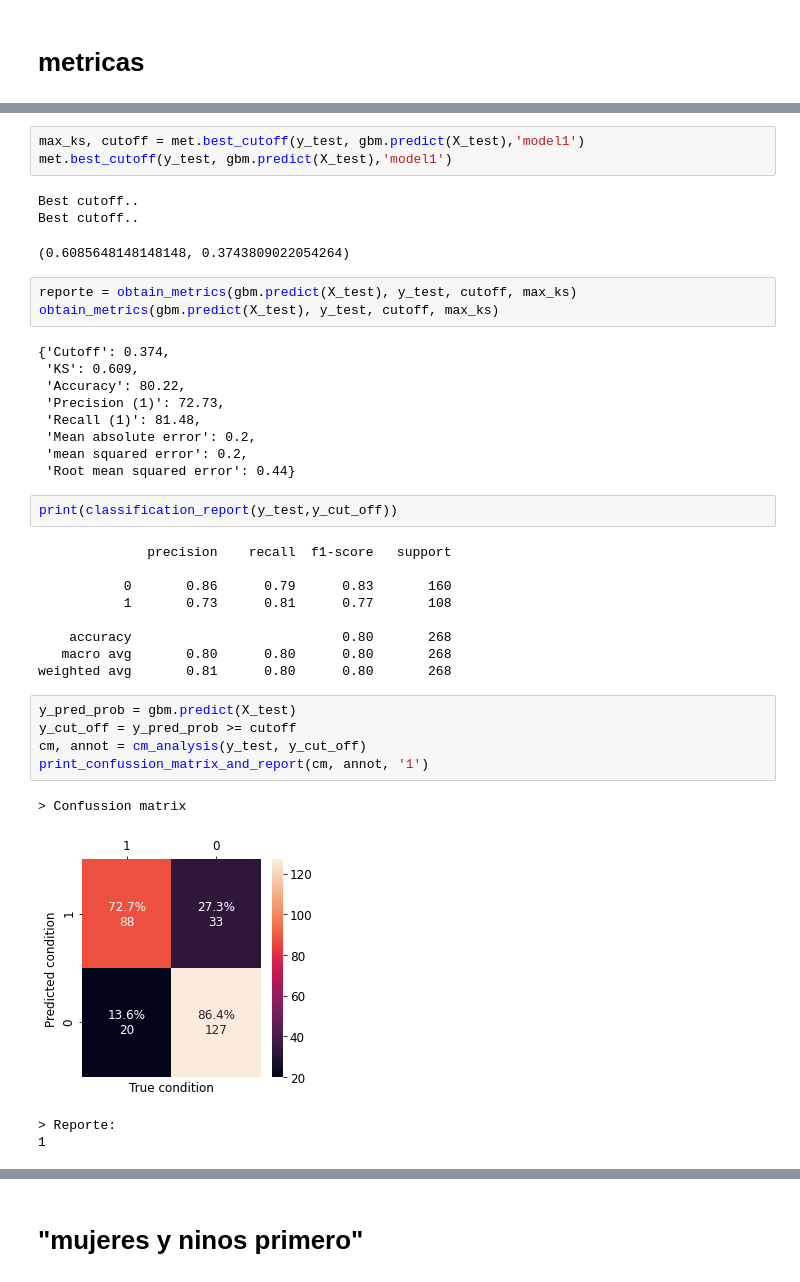
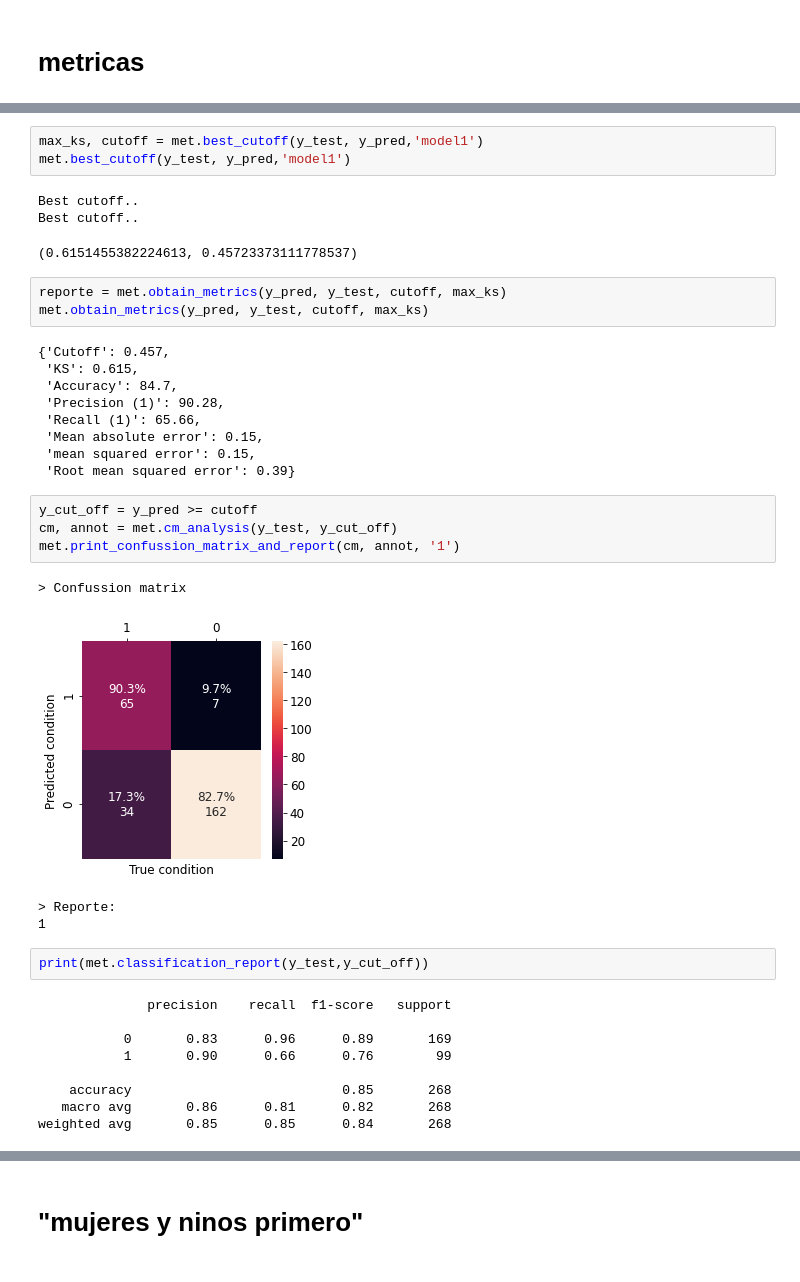
Before and after one commit to ungleo/toolbox, a Jupyter notebook: binary_classification/titanic.ipynb, the cells around one changed output, grey strips where cells are left out. Saved outputs shown, nothing was run; the diff lists cells and outputs as text.

```diff
--- a/binary_classification/titanic.ipynb
+++ b/binary_classification/titanic.ipynb
@@ -173,40 +194,39 @@ ROC curve & AUC..
 # %%
-max_ks, cutoff = met.best_cutoff(y_test, gbm.predict(X_test),'model1')
-met.best_cutoff(y_test, gbm.predict(X_test),'model1')
+max_ks, cutoff = met.best_cutoff(y_test, y_pred,'model1')
+met.best_cutoff(y_test, y_pred,'model1')
 # %% [output]
 Best cutoff..
 Best cutoff..
-(0.6085648148148148, 0.3743809022054264)
+(0.6151455382224613, 0.45723373111778537)
 # %%
-reporte = obtain_metrics(gbm.predict(X_test), y_test, cutoff, max_ks)
-obtain_metrics(gbm.predict(X_test), y_test, cutoff, max_ks)
+reporte = met.obtain_metrics(y_pred, y_test, cutoff, max_ks)
+met.obtain_metrics(y_pred, y_test, cutoff, max_ks)
 # %% [output]
-{'Cutoff': 0.374,
- 'KS': 0.609,
- 'Accuracy': 80.22,
- 'Precision (1)': 72.73,
- 'Recall (1)': 81.48,
- 'Mean absolute error': 0.2,
- 'mean squared error': 0.2,
- 'Root mean squared error': 0.44}
+{'Cutoff': 0.457,
+ 'KS': 0.615,
+ 'Accuracy': 84.7,
+ 'Precision (1)': 90.28,
+ 'Recall (1)': 65.66,
+ 'Mean absolute error': 0.15,
+ 'mean squared error': 0.15,
+ 'Root mean squared error': 0.39}
+# %%
+y_cut_off = y_pred >= cutoff
+cm, annot = met.cm_analysis(y_test, y_cut_off)
+met.print_confussion_matrix_and_report(cm, annot, '1')
+# %% [output]
+> Confussion matrix
+[figure, added]
+> Reporte:
+1
 # %%
-print(classification_report(y_test,y_cut_off))
+print(met.classification_report(y_test,y_cut_off))
 # %% [output]
               precision    recall  f1-score   support
 
-           0       0.86      0.79      0.83       160
-           1       0.73      0.81      0.77       108
+           0       0.83      0.96      0.89       169
+           1       0.90      0.66      0.76        99
 
-    accuracy                           0.80       268
-   macro avg       0.80      0.80      0.80       268
-weighted avg       0.81      0.80      0.80       268
+    accuracy                           0.85       268
+   macro avg       0.86      0.81      0.82       268
+weighted avg       0.85      0.85      0.84       268
-# %%
-y_pred_prob = gbm.predict(X_test)
-y_cut_off = y_pred_prob >= cutoff
-cm, annot = cm_analysis(y_test, y_cut_off)
-print_confussion_matrix_and_report(cm, annot, '1')
-# %% [output]
-> Confussion matrix
-[figure, removed]
-> Reporte:
-1
```
Also changed, not shown: parts of 16 cells of this notebook.
